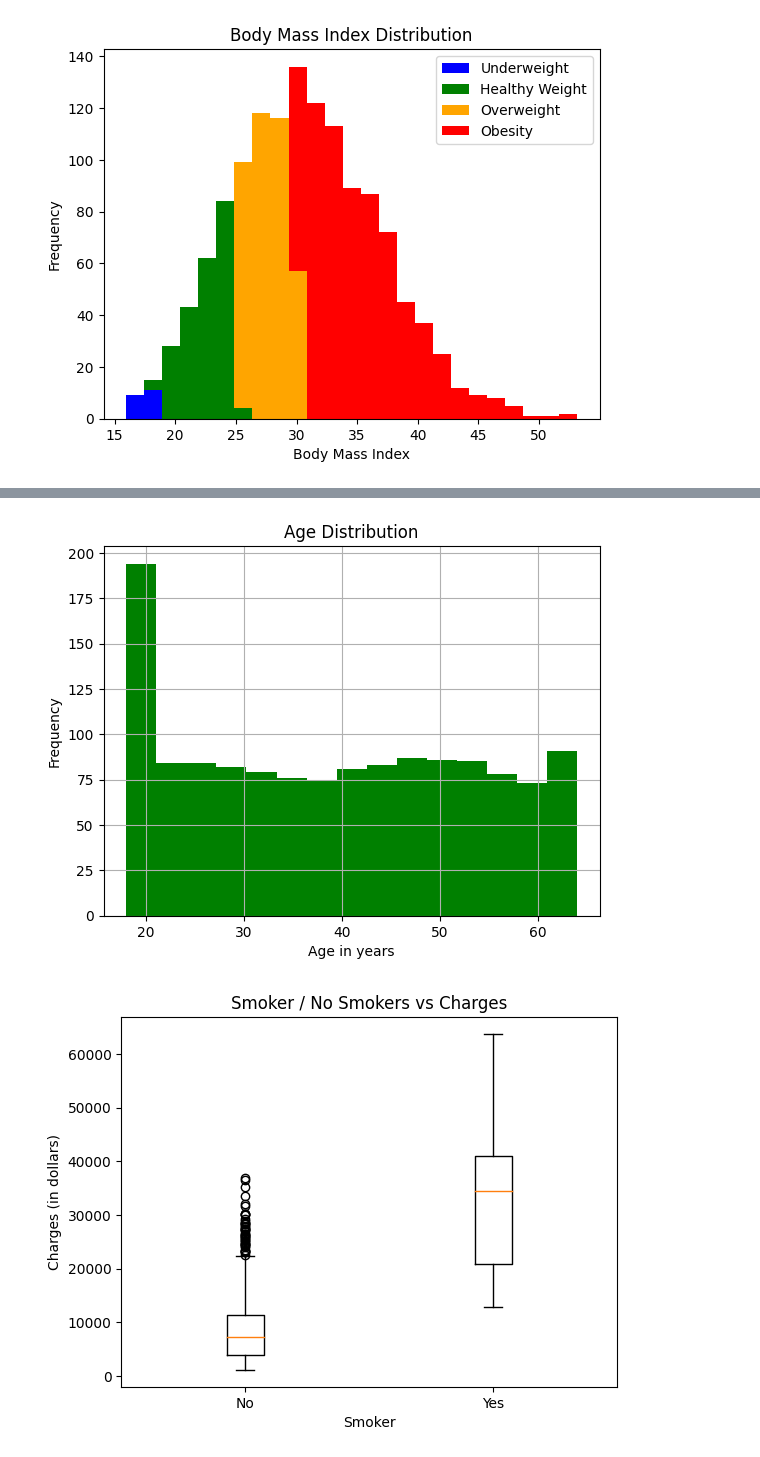
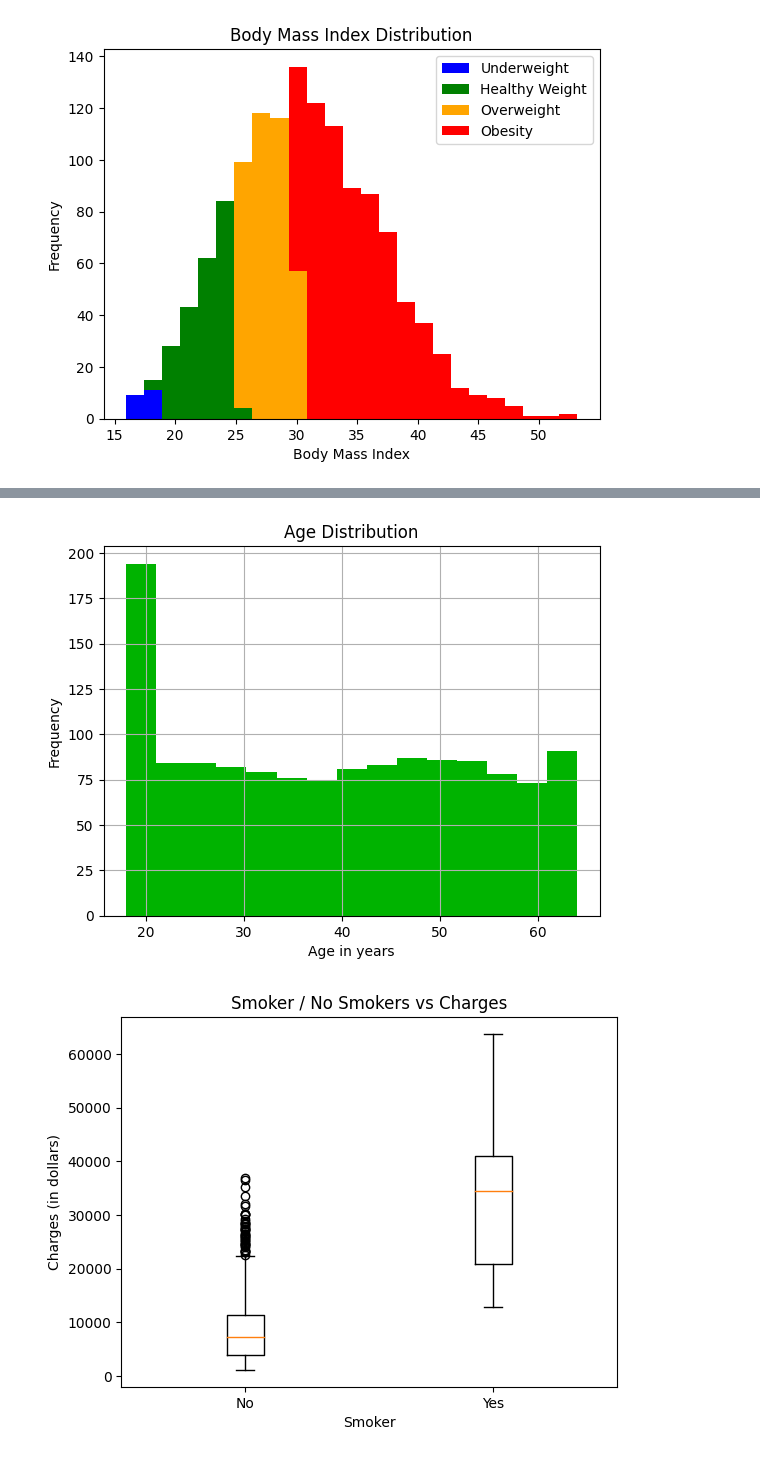
Before and after one commit to PeEnAvRi/Project3CanCode, a Jupyter notebook: Project3CanCodePedro.ipynb, the cells around one changed output, grey strips where cells are left out. Saved outputs shown, nothing was run; the diff lists cells and outputs as text; code cells hidden in the pictures.

```diff
--- a/Project3CanCodePedro.ipynb
+++ b/Project3CanCodePedro.ipynb
@@ -162,18 +223,18 @@ plt.show()
 # %%
 # Plot histogram of age
 import pandas as pd
 import matplotlib.pyplot as plt
 import seaborn as sns
 
 # Load data from remote URL
 df = pd.read_csv('https://raw.githubusercontent.com/PeEnAvRi/Project3CanCode/main/insurance.csv')
-df['age'].hist(bins=15, color='green')
+df['age'].hist(bins=15, color='#00B300')
 plt.xlabel('Age in years')
 plt.ylabel('Frequency')
 plt.title('Age Distribution')
 plt.show()
 # %% [output]
-[figure, old version]
+[figure, new version]
 # %%
 import pandas as pd
 import numpy as np
```
Also changed, not shown: parts of 3 cells of this notebook.
